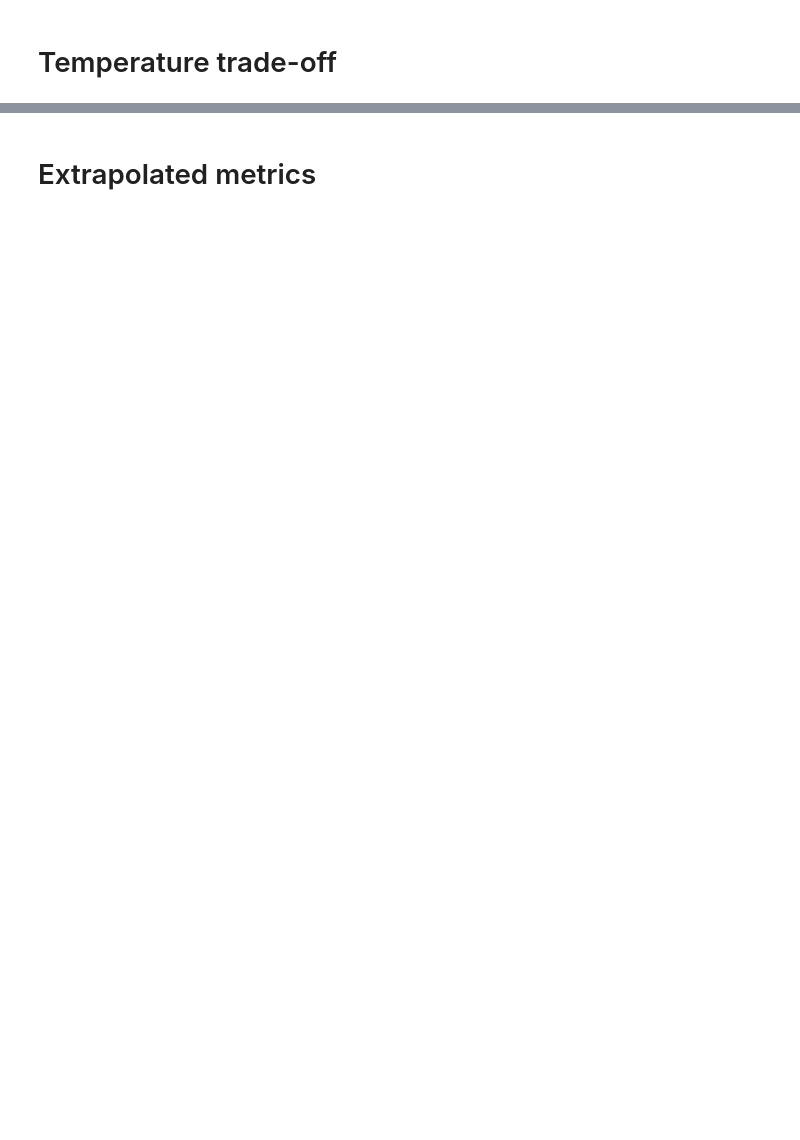
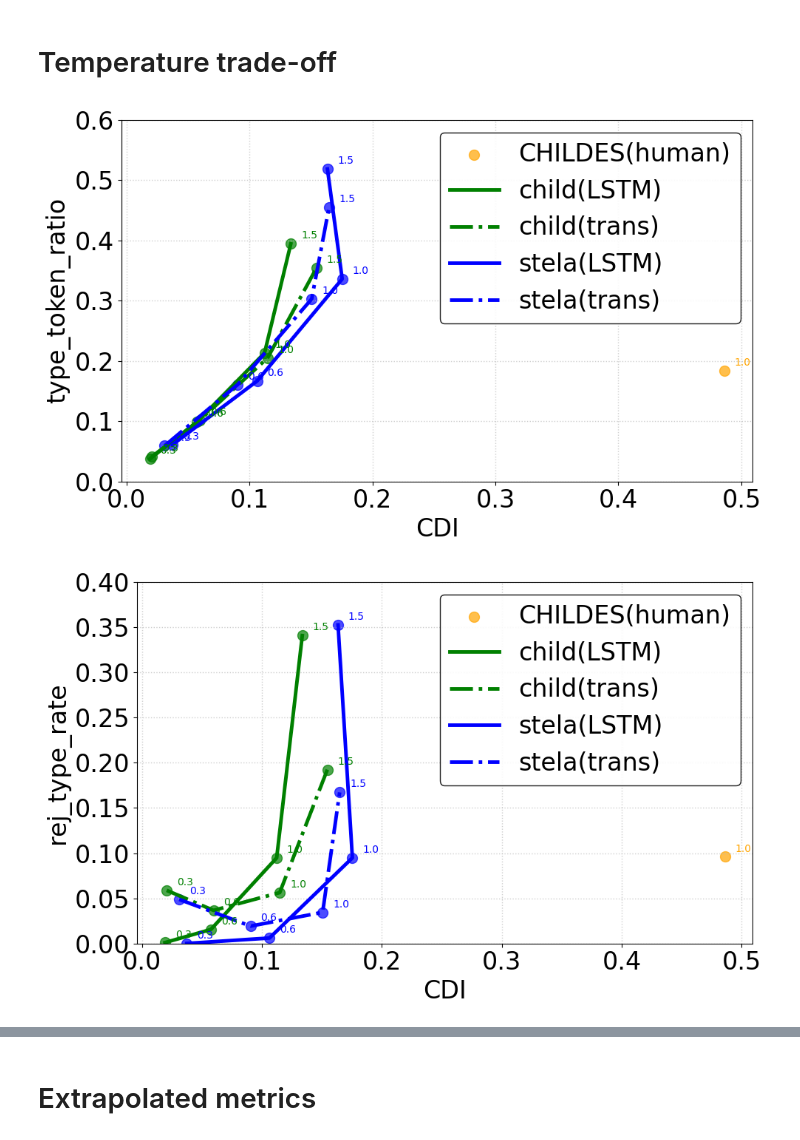
Before and after one commit to nhamilakis/Lexical-benchmark, a Jupyter notebook: notebooks/paper_fig.ipynb, the cells around one changed output, grey strips where cells are left out. Saved outputs shown, nothing was run; the diff lists cells and outputs as text; code cells hidden in the pictures; blank space fills up the shorter version.

```diff
--- a/notebooks/paper_fig.ipynb
+++ b/notebooks/paper_fig.ipynb
@@ -956,0 +885,7 @@ def compare_temp(raw_data_path: Path,stat_path:Path):
+# %%
+sampling_ratio = 4
+raw_data_path = data_root/f"CDI_new/CDI_{sampling_ratio}/metric_1000_4_binned.csv"
+compare_temp(raw_data_path,data_root/"stat/mean_stat.csv")
+# %% [output]
+[figure, added]
+[figure, added]
```
Also changed, not shown: parts of 16 cells of this notebook, 7 other files.
